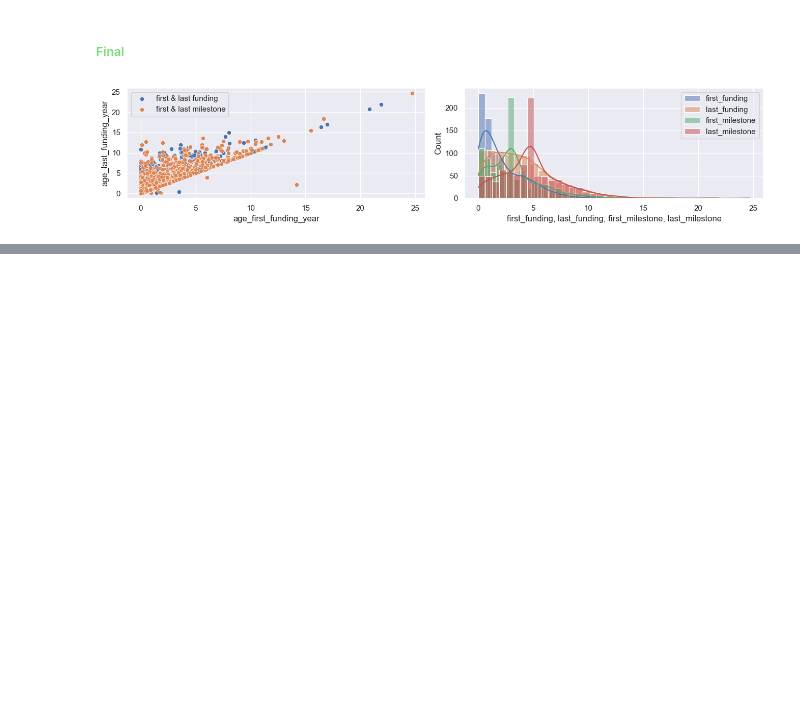
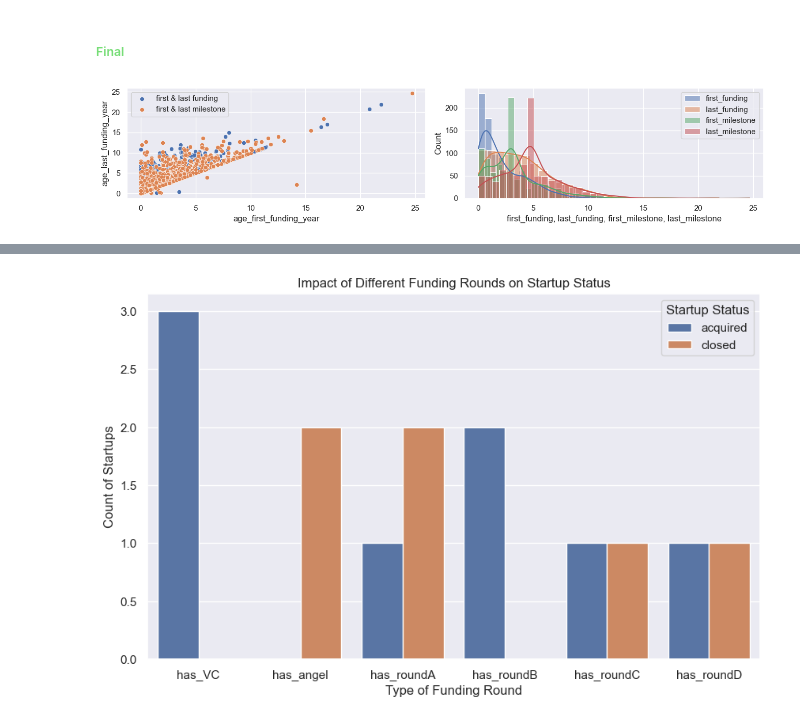
Before and after one commit to GabrielaArzateR/Predicting_startup_succes-, a Jupyter notebook: notebook/data_exploratio.ipynb, the cells around one changed output, grey strips where cells are left out. Cells and saved outputs as stored; diff of their text form; code cells hidden in the pictures; blank space fills up the shorter version.

```diff
--- a/notebook/data_exploratio.ipynb
+++ b/notebook/data_exploratio.ipynb
@@ -893,0 +906,35 @@ plt.show()
+# %%
+import pandas as pd
+import matplotlib.pyplot as plt
+import seaborn as sns
+
+# Modified DataFrame creation with equal length lists
+data = {
+    'has_VC': [1, 0, 1, 0, 1],
+    'has_angel': [0, 1, 0, 1, 0],
+    'has_roundA': [1, 1, 0, 1, 0],
+    'has_roundB': [0, 0, 1, 0, 1],
+    'has_roundC': [1, 0, 0, 1, 0],
+    'has_roundD': [0, 1, 1, 0, 0],
+    # Assuming the 'status' list is repeated to match the length of other lists
+    'status': ['acquired', 'closed', 'acquired', 'closed', 'acquired']  # Adjust as per your actual data
+}
+df = pd.DataFrame(data)
+
+# Reshape the DataFrame for easier plotting
+melted_df = df.melt(id_vars='status', var_name='funding_round', value_name='has_funding')
+
+# Filter out rows where funding was not received
+melted_df = melted_df[melted_df['has_funding'] == 1]
+
+# Plotting
+plt.figure(figsize=(10, 6))
+sns.countplot(data=melted_df, x='funding_round', hue='status')
+
+plt.title('Impact of Different Funding Rounds on Startup Status')
+plt.xlabel('Type of Funding Round')
+plt.ylabel('Count of Startups')
+plt.legend(title='Startup Status')
+plt.show()
+# %% [output]
+[figure, added]
```
Also changed, not shown: parts of 19 cells of this notebook.
